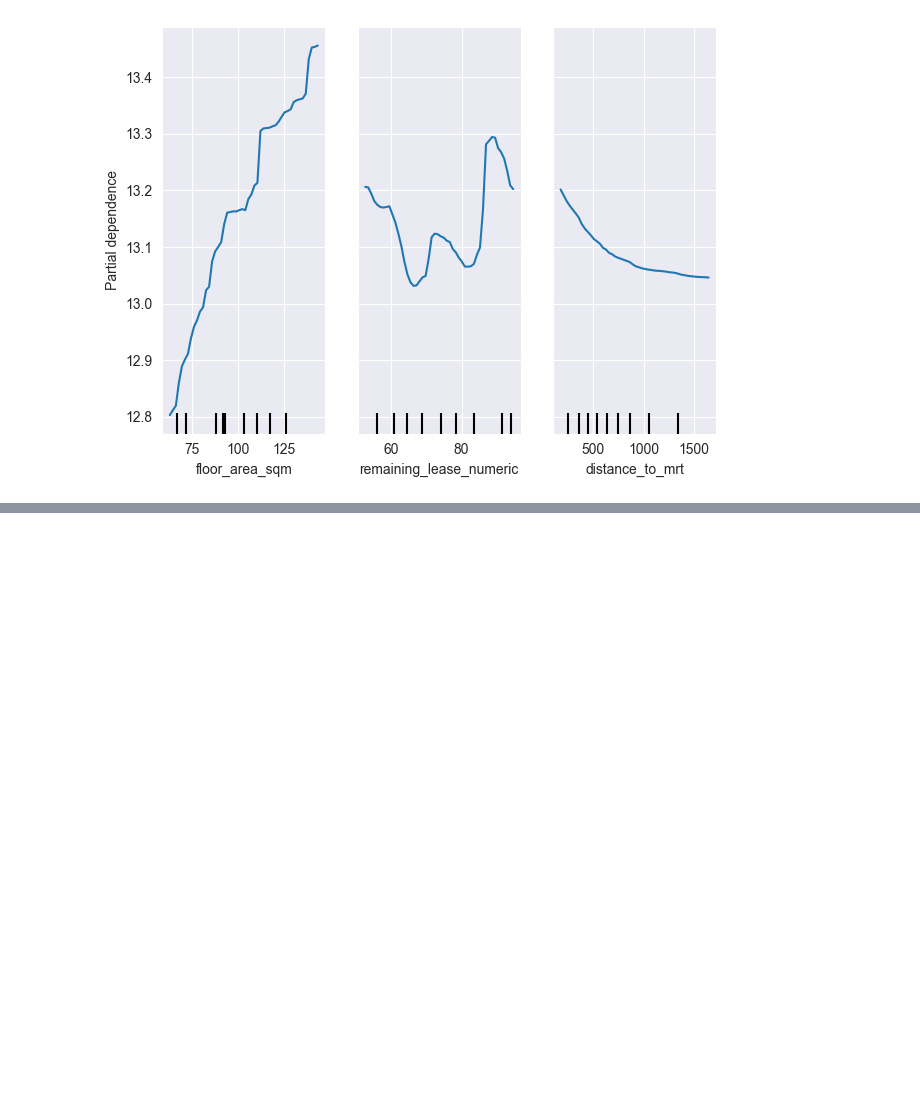
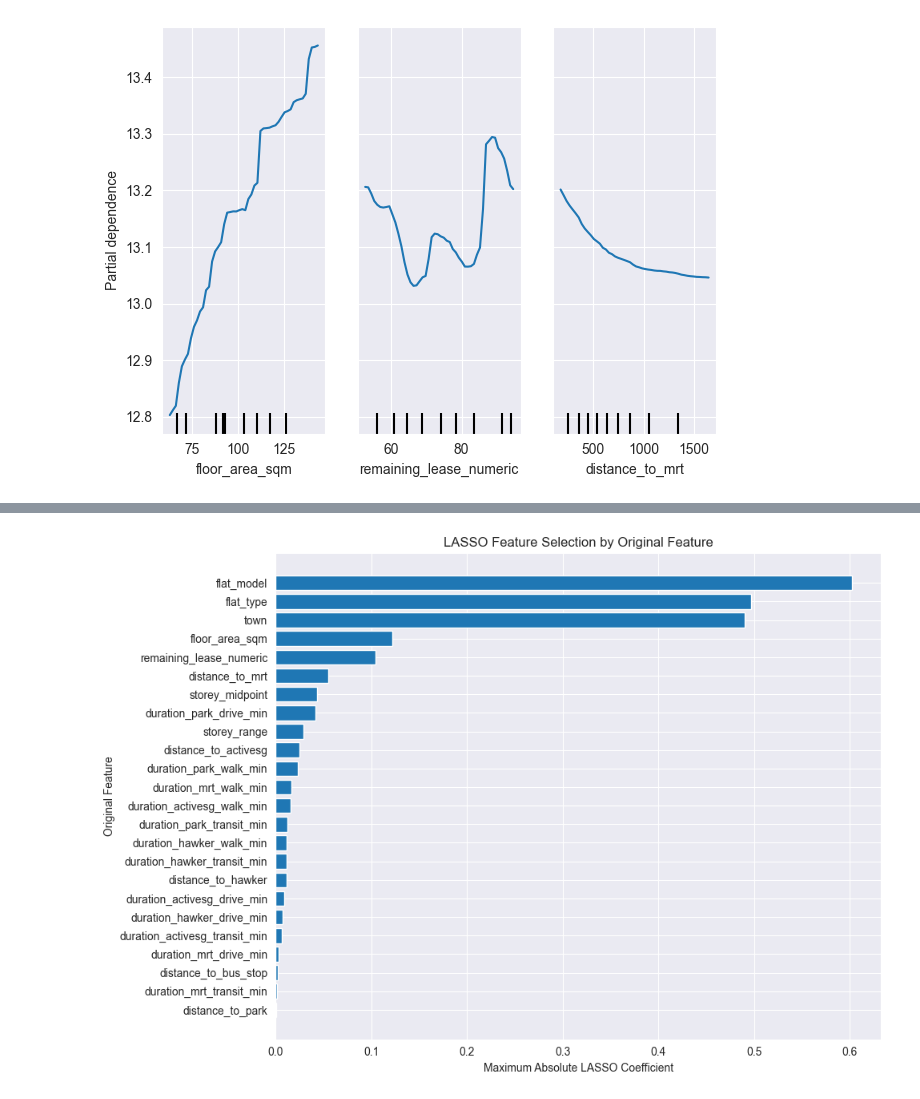
Before and after one commit to yume-24/Introductory-data-science-PBL-1-, a Jupyter notebook: PBL1.ipynb, the cells around one changed output, grey strips where cells are left out. Saved outputs shown, nothing was run; the diff lists cells and outputs as text; code cells hidden in the pictures; blank space fills up the shorter version.

```diff
--- a/PBL1.ipynb
+++ b/PBL1.ipynb
@@ -569,0 +931,28 @@ plt.show()
+# %%
+lasso_coef_df["feature_clean"] = (
+    lasso_coef_df["feature"]
+    .str.replace("num__", "", regex=False)
+    .str.replace("cat__", "", regex=False)
+)
+
+lasso_coef_df["original_feature"] = lasso_coef_df["feature_clean"]
+
+for cat in categorical_features:
+    lasso_coef_df.loc[
+        lasso_coef_df["original_feature"].str.startswith(cat + "_"),
+        "original_feature"
+    ] = cat
+
+grouped_lasso = (
+    lasso_coef_df.assign(abs_coef=lasso_coef_df["coefficient"].abs())
+    .groupby("original_feature")
+    .agg(
+        mean_abs_coef=("abs_coef", "mean"),
+        max_abs_coef=("abs_coef", "max"),
+        num_selected=("coefficient", lambda x: (x != 0).sum())
+    )
+    .sort_values("max_abs_coef", ascending=False)
+    .reset_index()
+)
+
+print(grouped_lasso)
@@ -569,0 +977,12 @@ plt.show()
+# %%
+plot_df = grouped_lasso.sort_values("max_abs_coef")
+
+plt.figure(figsize=(10, 7))
+plt.barh(plot_df["original_feature"], plot_df["max_abs_coef"])
+plt.xlabel("Maximum Absolute LASSO Coefficient")
+plt.ylabel("Original Feature")
+plt.title("LASSO Feature Selection by Original Feature")
+plt.tight_layout()
+plt.show()
+# %% [output]
+[figure, added]
```
Also changed, not shown: parts of 26 cells of this notebook.
